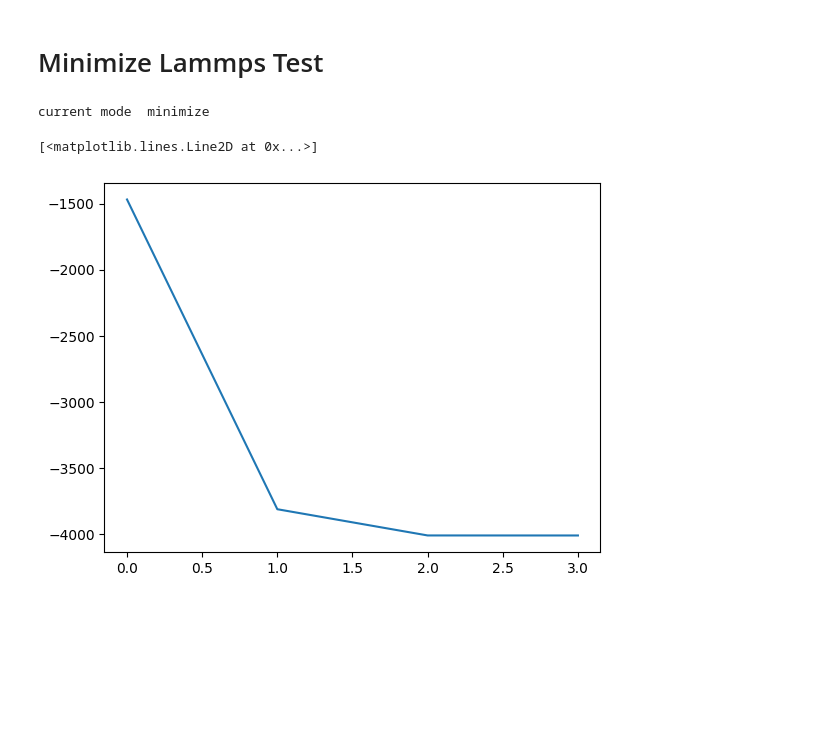
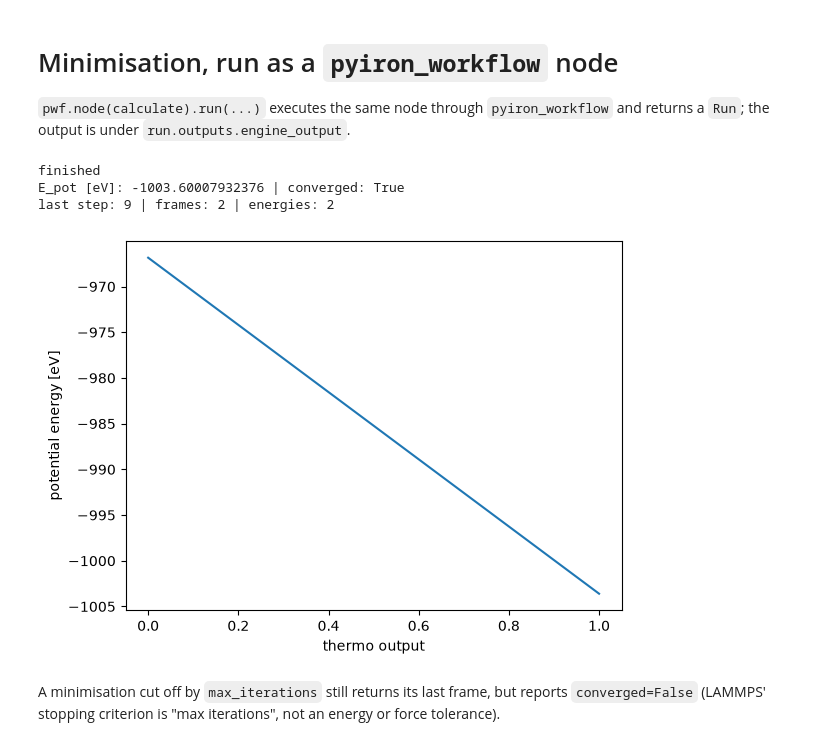
Before and after one commit to pyiron/pyiron_workflow_lammps, a Jupyter notebook: notebooks/example.ipynb, the cells around one changed output. Cells and saved outputs as stored; diff of their text form; code cells hidden in the pictures; blank space fills up the shorter version.

```diff
--- a/notebooks/example.ipynb
+++ b/notebooks/example.ipynb
@@ -51,32 +93,51 @@ lmp_cmd = "lmp"
 # %% [markdown]
-# Minimize Lammps Test
+# Minimisation, run as a `pyiron_workflow` node
+
+`pwf.node(calculate).run(...)` executes the same node through
+`pyiron_workflow` and returns a `Run`; the output is under
+`run.outputs.engine_output`.
 # %%
-structure = bulk("Fe") * [10, 10, 10]
-structure.rattle(0.3)
+structure = bulk("Fe", cubic=True) * [5, 5, 5]
+structure.rattle(0.1, seed=1)
 structure[0].symbol = "Al"
 structure[10].symbol = "Al"
-wf = Workflow("EnginePrototype", delete_existing_savefiles=True)
-EngineInput = CalcInputMinimize()
-EngineInput.energy_convergence_tolerance = 1e-5
-EngineInput.force_convergence_tolerance = 1e-5
-EngineInput.max_iterations = 1000000
 
-Engine = LammpsEngine(EngineInput=EngineInput)
+engine = LammpsEngine(
+    EngineInput=CalcInputMinimize(
+        energy_convergence_tolerance=1e-5,
+        force_convergence_tolerance=1e-5,
+        max_iterations=100_000,
+    ),
+    working_directory=str(WORKDIR / "minimize"),
+    command=f"{lmp_cmd} -in in.lmp -log minimize.log",
+    lammps_log_filepath="minimize.log",
+    input_script_pair_style="eam/fs",
+    path_to_model=EAM_POTENTIAL_PATH,
+    # Engine-level cap on force/energy evaluations (LAMMPS `minimize` 4th arg),
+    # separate from EngineInput.max_iterations.
+    max_evaluations=100_000,
+)
 
-Engine.working_directory = "EnginePrototypeMinimize"
-Engine.command = f"{lmp_cmd} -in in.lmp -log minimize.log"
-Engine.input_script_pair_style = "eam/fs"
-Engine.lammps_log_filepath = "minimize.log"
-Engine.path_to_model = EAM_POTENTIAL_PATH
-# Engine-level max ionic-step counter (separate from EngineInput.max_iterations
-# which is the optimiser's iteration cap).
-Engine.max_evaluations = 1000000
+run = pwf.node(calculate).run(structure=structure, engine=engine)
+print(run.status)
+minimized = run.outputs.engine_output
+print("E_pot [eV]:", minimized.final_energy, "| converged:", minimized.converged)
+print(
+    "last step:", minimized.n_ionic_steps,
+    "| frames:", len(minimized.structures),
+    "| energies:", len(minimized.energies),
+)
 
-wf.calc = calculate(structure=structure, engine=Engine)
-wf.run()
-
-plt.plot(wf.calc.outputs.engine_output.value.energies)
+plt.plot(minimized.energies)
+plt.xlabel("thermo output")
+plt.ylabel("potential energy [eV]")
+plt.show()
 # %% [output]
-current mode  minimize
+finished
+E_pot [eV]: -1003.60007932376 | converged: True
+last step: 9 | frames: 2 | energies: 2
-[<matplotlib.lines.Line2D at 0x...>]
-[figure, old version]
+[figure, new version]
+# %% [markdown]
+A minimisation cut off by `max_iterations` still returns its last frame, but
+reports `converged=False` (LAMMPS' stopping criterion is "max iterations", not
+an energy or force tolerance).
```
Also changed, not shown: parts of 10 cells of this notebook, 54 other files.
